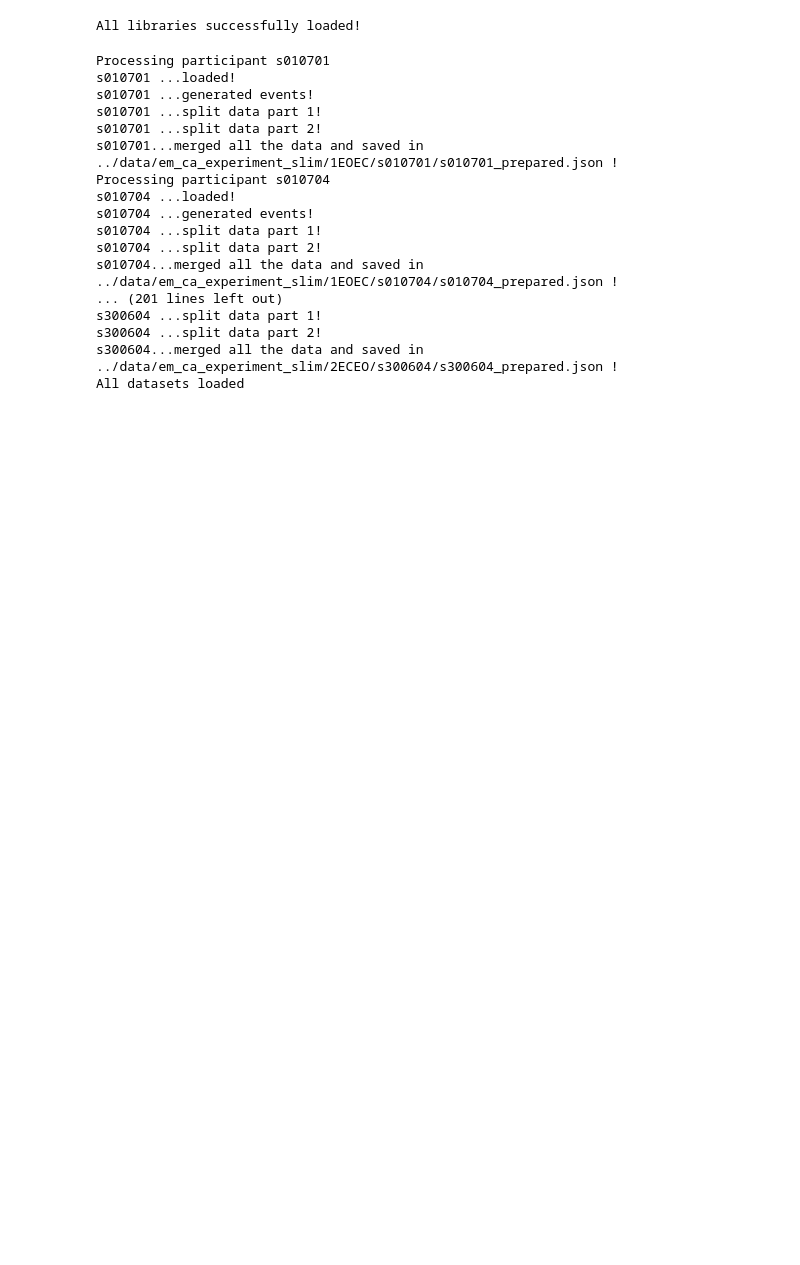
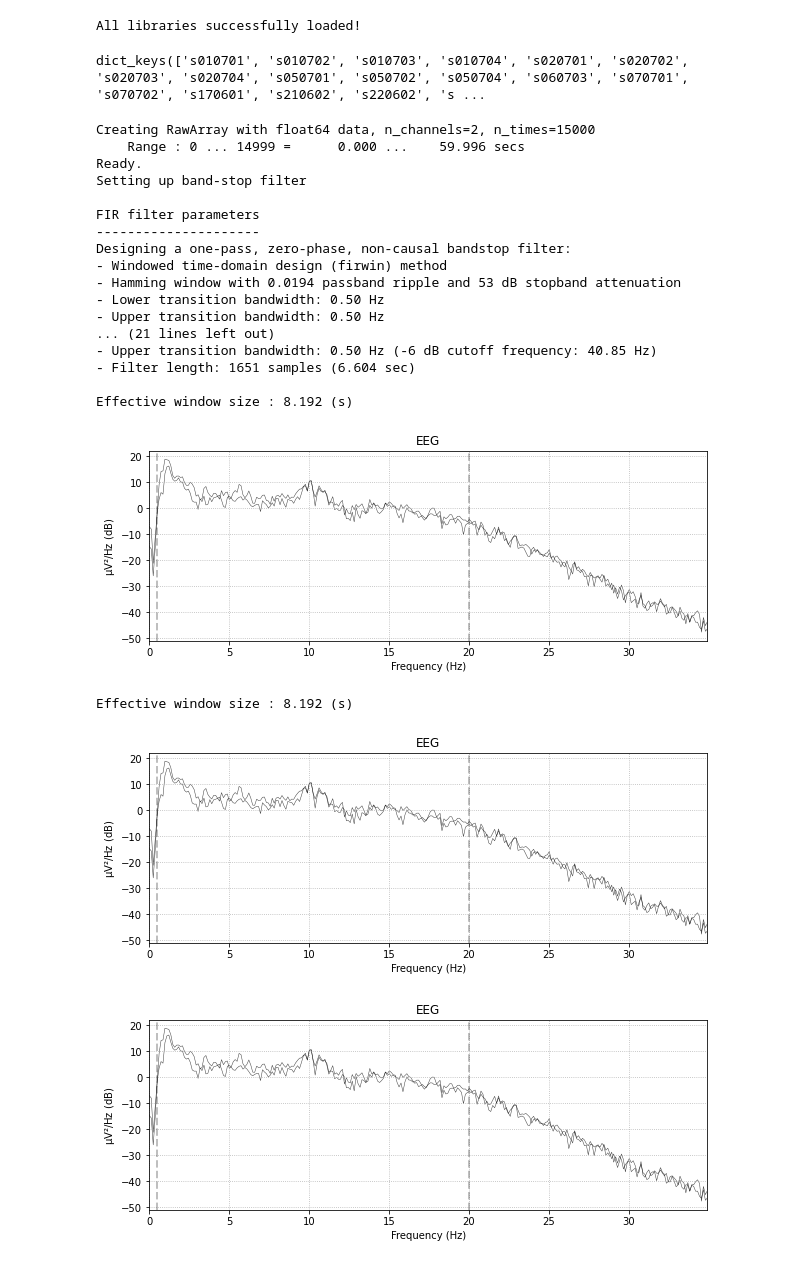
Before and after one commit to BRomans/EmotionMusic-Classification, a Jupyter notebook: notebooks/EM-DataPreparing.ipynb, the cells around one changed output. Cells and saved outputs as stored; diff of their text form; code cells hidden in the pictures; blank space fills up the shorter version.

Commit message:
:sparkles: experiments with MNE preprocessing functions.

```diff
--- a/notebooks/EM-DataPreparing.ipynb
+++ b/notebooks/EM-DataPreparing.ipynb
@@ -31,6 +26,7 @@ print("All libraries successfully loaded!")
 # %% [output]
 All libraries successfully loaded!
 # %%
+# Prepare all the datasets
 path_eo_ec = '../data/em_ca_experiment_slim/1EOEC'
 path_ec_eo = '../data/em_ca_experiment_slim/2ECEO'
 excluded = ['s050702', 's020702', 's060702', 's250603', 's220603', 's220604' 's170603', 's050703', 's050705']
@@ -51,22 +47,43 @@ for directory in os.listdir(path_ec_eo):
 generate_participants_datasets(path_eo_ec, eo_ec_folders, '1EOEC')
 generate_participants_datasets(path_ec_eo, ec_eo_folders, '2ECEO')
 
-print("All datasets loaded")
+print("All datasets prepared")
-# %% [output]
-Processing participant s010701
-s010701 ...loaded!
-s010701 ...generated events!
-s010701 ...split data part 1!
-s010701 ...split data part 2!
-s010701...merged all the data and saved in ../data/em_ca_experiment_slim/1EOEC/s010701/s010701_prepared.json !
-Processing participant s010704
-s010704 ...loaded!
-s010704 ...generated events!
-s010704 ...split data part 1!
-s010704 ...split data part 2!
-s010704...merged all the data and saved in ../data/em_ca_experiment_slim/1EOEC/s010704/s010704_prepared.json !
-... (201 lines left out)
-s300604 ...split data part 1!
-s300604 ...split data part 2!
-s300604...merged all the data and saved in ../data/em_ca_experiment_slim/2ECEO/s300604/s300604_prepared.json !
-All datasets loaded
+# %%
+dataset = load_dataset()
+print(dataset.keys())
+# %% [output]
+dict_keys(['s010701', 's010702', 's010703', 's010704', 's020701', 's020702', 's020703', 's020704', 's050701', 's050702', 's050704', 's060703', 's070701', 's070702', 's170601', 's210602', 's220602', 's ...
+# %%
+dataset = open("../data/prepared/s010701_prepared.json")
+data = json.load(dataset)
+
+channel_data = data['trials']['EO/class_4_B']['eeg']
+sampling_rate = data['sampRate']
+channel_locations = data['acquisitionLocation']
+raw = EEGData(channel_data, sampling_rate, channel_locations)
+raw_notch = raw.mne_data.notch_filter([50, 100])
+raw_filter = raw_notch.filter(0.5, 20, method='iir').notch_filter(40)
+raw.mne_data.plot_psd(fmax=35, picks=channel_locations, average=False)
+raw_filter.plot_psd(fmax=35, picks=channel_locations, average=False)
+# %% [output]
+Creating RawArray with float64 data, n_channels=2, n_times=15000
+    Range : 0 ... 14999 =      0.000 ...    59.996 secs
+Ready.
+Setting up band-stop filter
+
+FIR filter parameters
+---------------------
+Designing a one-pass, zero-phase, non-causal bandstop filter:
+- Windowed time-domain design (firwin) method
+- Hamming window with 0.0194 passband ripple and 53 dB stopband attenuation
+- Lower transition bandwidth: 0.50 Hz
+- Upper transition bandwidth: 0.50 Hz
+... (21 lines left out)
+- Upper transition bandwidth: 0.50 Hz (-6 dB cutoff frequency: 40.85 Hz)
+- Filter length: 1651 samples (6.604 sec)
+
+Effective window size : 8.192 (s)
+[figure, added]
+Effective window size : 8.192 (s)
+[figure, added]
+[figure, added]
```
Also changed, not shown: parts of 6 cells of this notebook.
